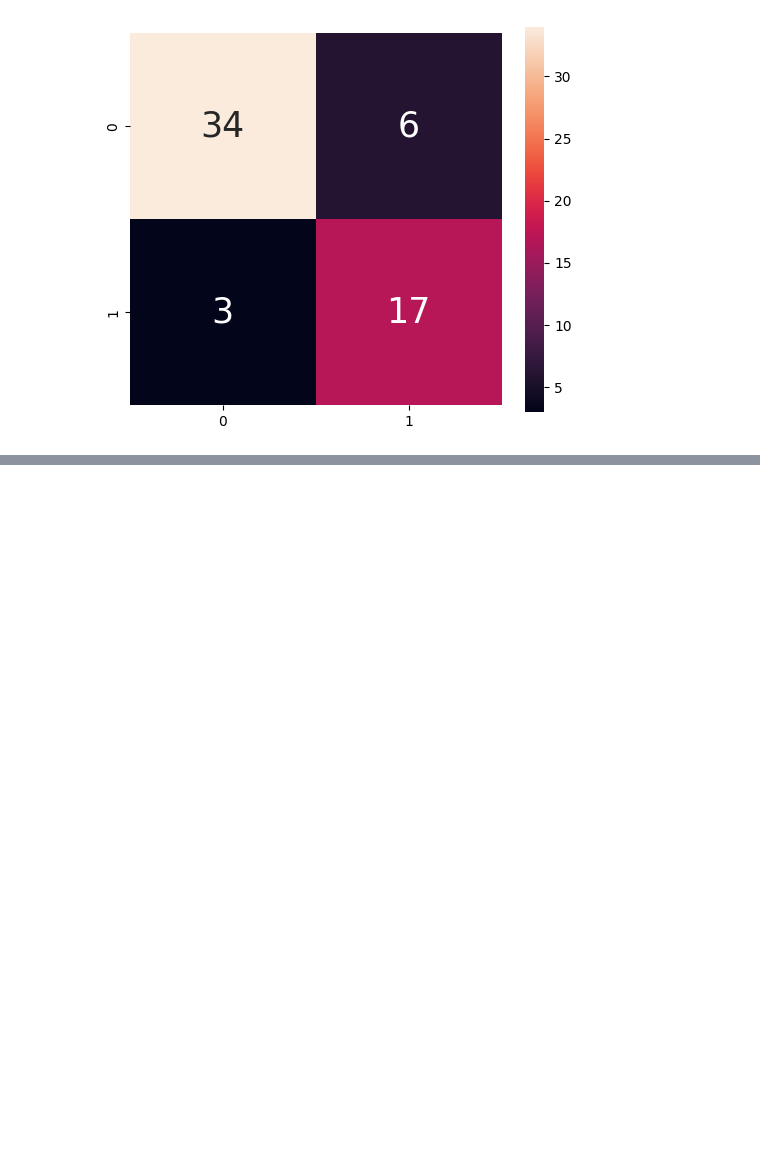
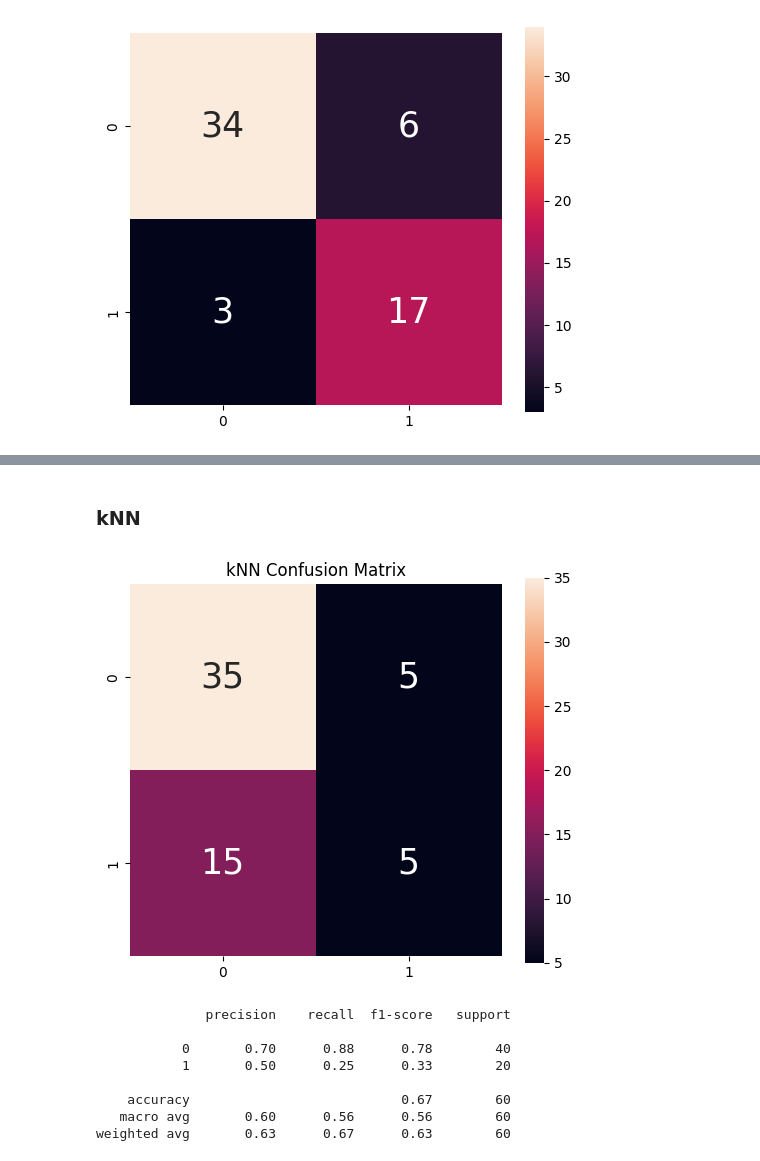
Before and after one commit to kieranthakkar/heartFailurePrediction, a Jupyter notebook: working.ipynb, the cells around one changed output, grey strips where cells are left out. Drawn from its saved outputs; the diff is of its cells as text; code cells hidden in the pictures; blank space fills up the shorter version.

```diff
--- a/working.ipynb
+++ b/working.ipynb
@@ -133,0 +172,24 @@ sns.heatmap(cf_matrix, annot = True, annot_kws = {'size':25}, square=True)
+# %% [markdown]
+### kNN
+# %%
+kNN = KNeighborsClassifier()
+kNN.fit(X_train, y_train)
+kNN_pred = kNN.predict(X_test)
+
+plt.subplots(figsize=(6,5))
+cf_matrix = confusion_matrix(y_test, kNN_pred)
+sns.heatmap(cf_matrix, annot = True, annot_kws = {'size':25}, square=True)
+plt.title("kNN Confusion Matrix")
+plt.show()
+
+print(classification_report(y_test,kNN_pred))
+# %% [output]
+[figure, added]
+              precision    recall  f1-score   support
+
+           0       0.70      0.88      0.78        40
+           1       0.50      0.25      0.33        20
+
+    accuracy                           0.67        60
+   macro avg       0.60      0.56      0.56        60
+weighted avg       0.63      0.67      0.63        60
```
Also changed, not shown: parts of 13 cells of this notebook.
